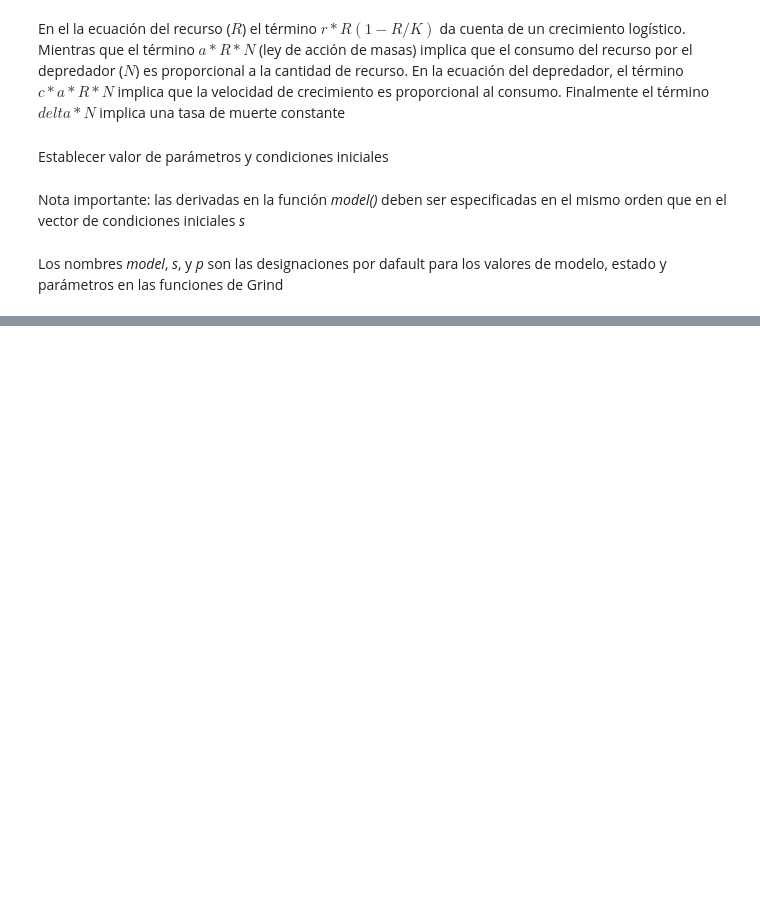
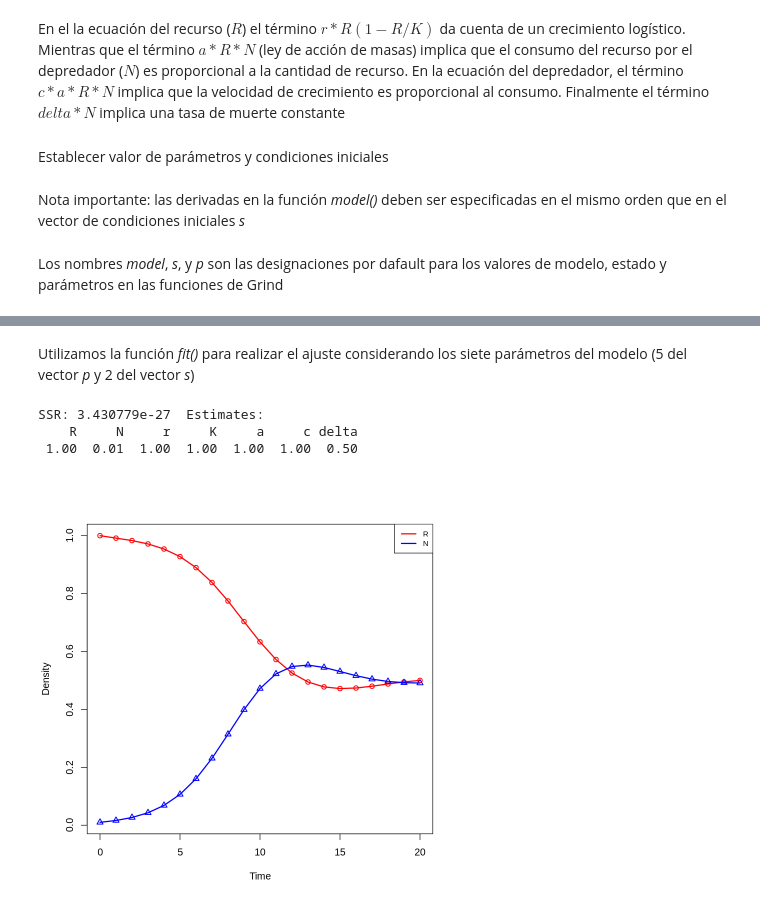
Before and after one commit to JuanM-GG/Biologia-de-sistemas, a Jupyter notebook: opt_parm.ipynb, the cells around one changed output, grey strips where cells are left out. Drawn from its saved outputs; the diff is of its cells as text; code cells hidden in the pictures; blank space fills up the shorter version.

```diff
--- a/opt_parm.ipynb
+++ b/opt_parm.ipynb
@@ -196,0 +83,9 @@ De acuerdo con el digrama de bifurcación, se presenta un cambio en el número d
+# %% [markdown]
+Utilizamos la función *fit()* para realizar el ajuste considerando los siete parámetros del modelo (5 del vector *p* y 2 del vector *s*)
+# %%
+f <- fit()
+# %% [output]
+SSR: 3.430779e-27  Estimates:
+    R     N     r     K     a     c delta
+ 1.00  0.01  1.00  1.00  1.00  1.00  0.50
+[figure, added]
```
Also changed, not shown: parts of 63 cells of this notebook.
